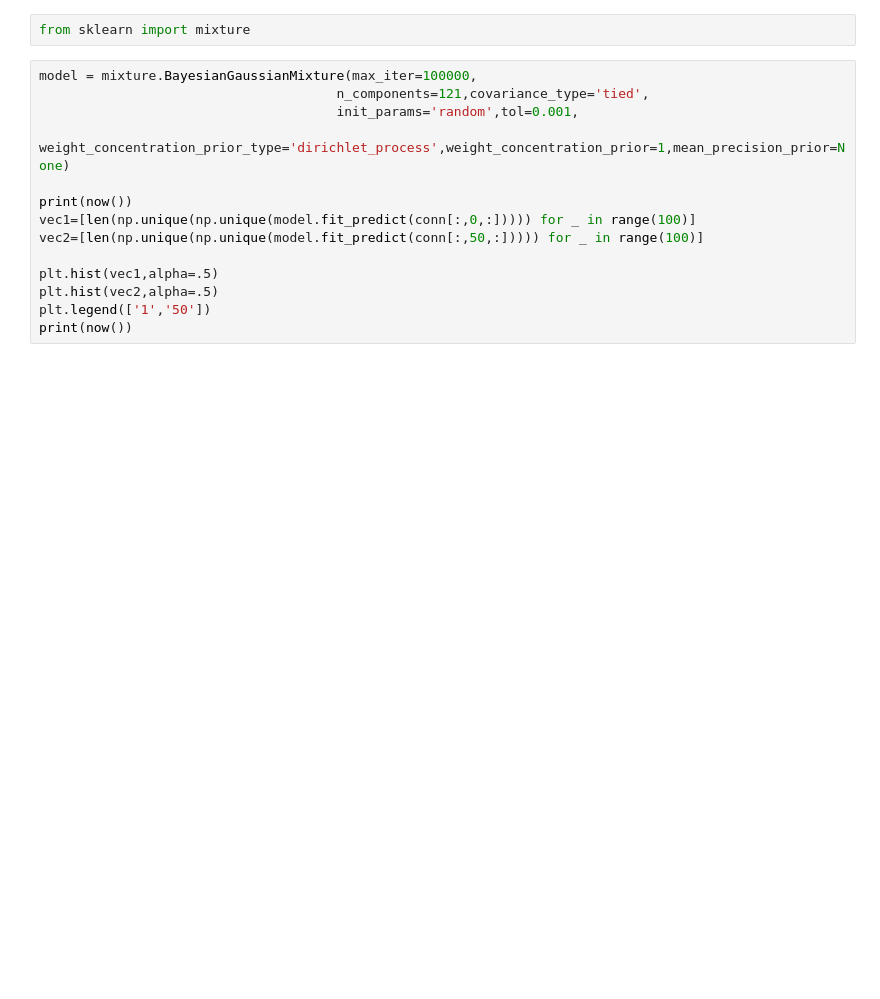
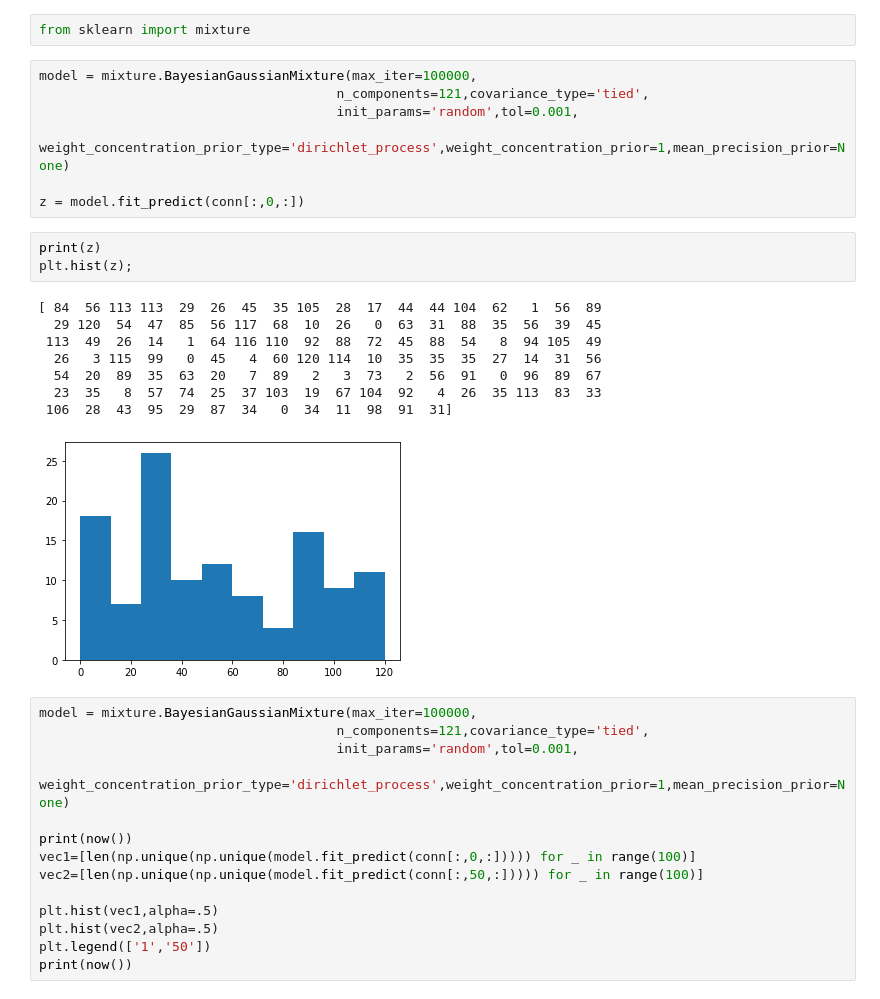
Before and after one commit to Aglinskas/BC-BNP, a Jupyter notebook: NoteBooks/sklearnClustering.ipynb, the cells around one changed output. Saved outputs shown, nothing was run; the diff lists cells and outputs as text; blank space fills up the shorter version.

```diff
--- a/NoteBooks/sklearnClustering.ipynb
+++ b/NoteBooks/sklearnClustering.ipynb
@@ -109,6 +109,25 @@ conn shape
 (121, 51, 1275)
 # %%
 from sklearn import mixture
+# %%
+model = mixture.BayesianGaussianMixture(max_iter=100000,
+                                      n_components=121,covariance_type='tied',
+                                      init_params='random',tol=0.001,
+                                      weight_concentration_prior_type='dirichlet_process',weight_concentration_prior=1,mean_precision_prior=None)
+
+z = model.fit_predict(conn[:,0,:])
+# %%
+print(z)
+plt.hist(z);
+# %% [output]
+[ 84  56 113 113  29  26  45  35 105  28  17  44  44 104  62   1  56  89
+  29 120  54  47  85  56 117  68  10  26   0  63  31  88  35  56  39  45
+ 113  49  26  14   1  64 116 110  92  88  72  45  88  54   8  94 105  49
+  26   3 115  99   0  45   4  60 120 114  10  35  35  35  27  14  31  56
+  54  20  89  35  63  20   7  89   2   3  73   2  56  91   0  96  89  67
+  23  35   8  57  74  25  37 103  19  67 104  92   4  26  35 113  83  33
+ 106  28  43  95  29  87  34   0  34  11  98  91  31]
+[figure, added]
 # %%
 model = mixture.BayesianGaussianMixture(max_iter=100000,
                                       n_components=121,covariance_type='tied',
```
Also changed, not shown: parts of 2 cells of this notebook, 3 other files.
